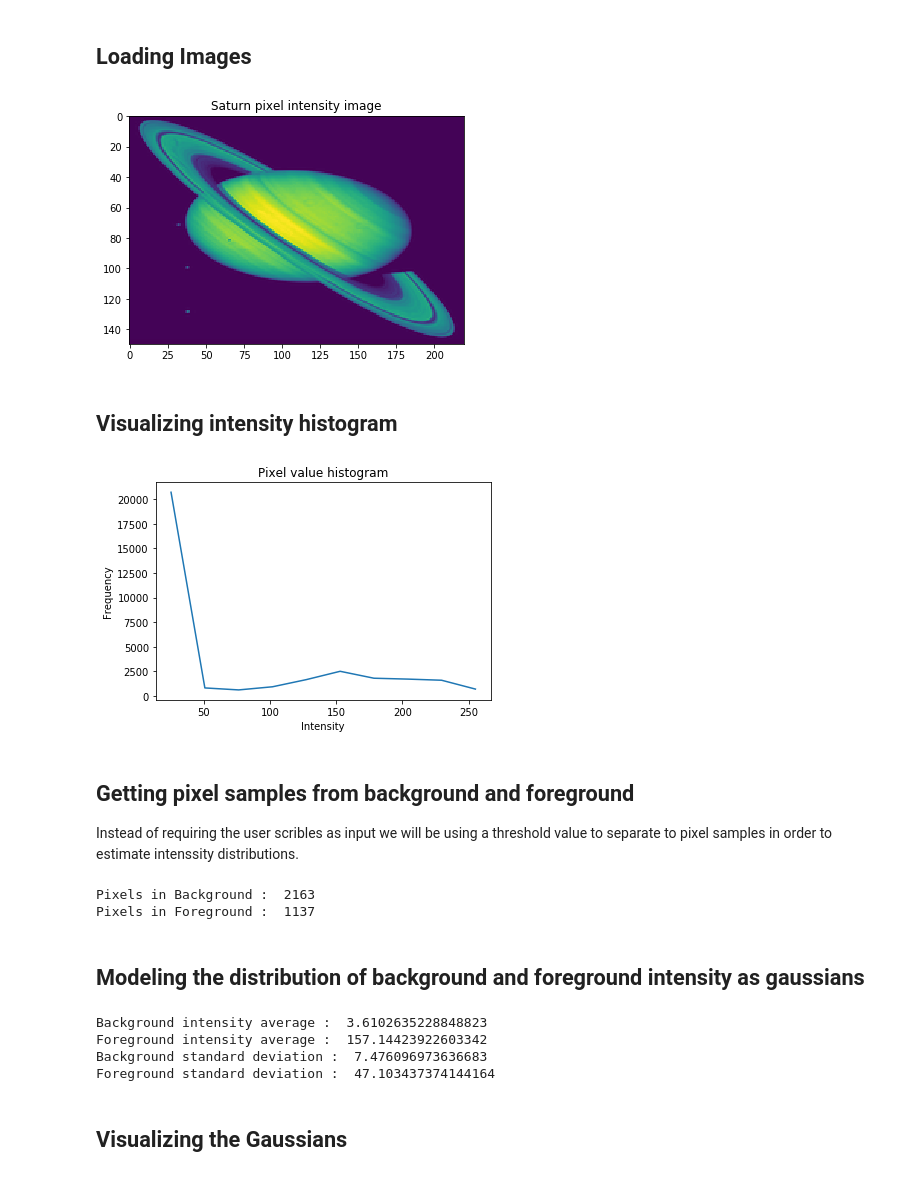
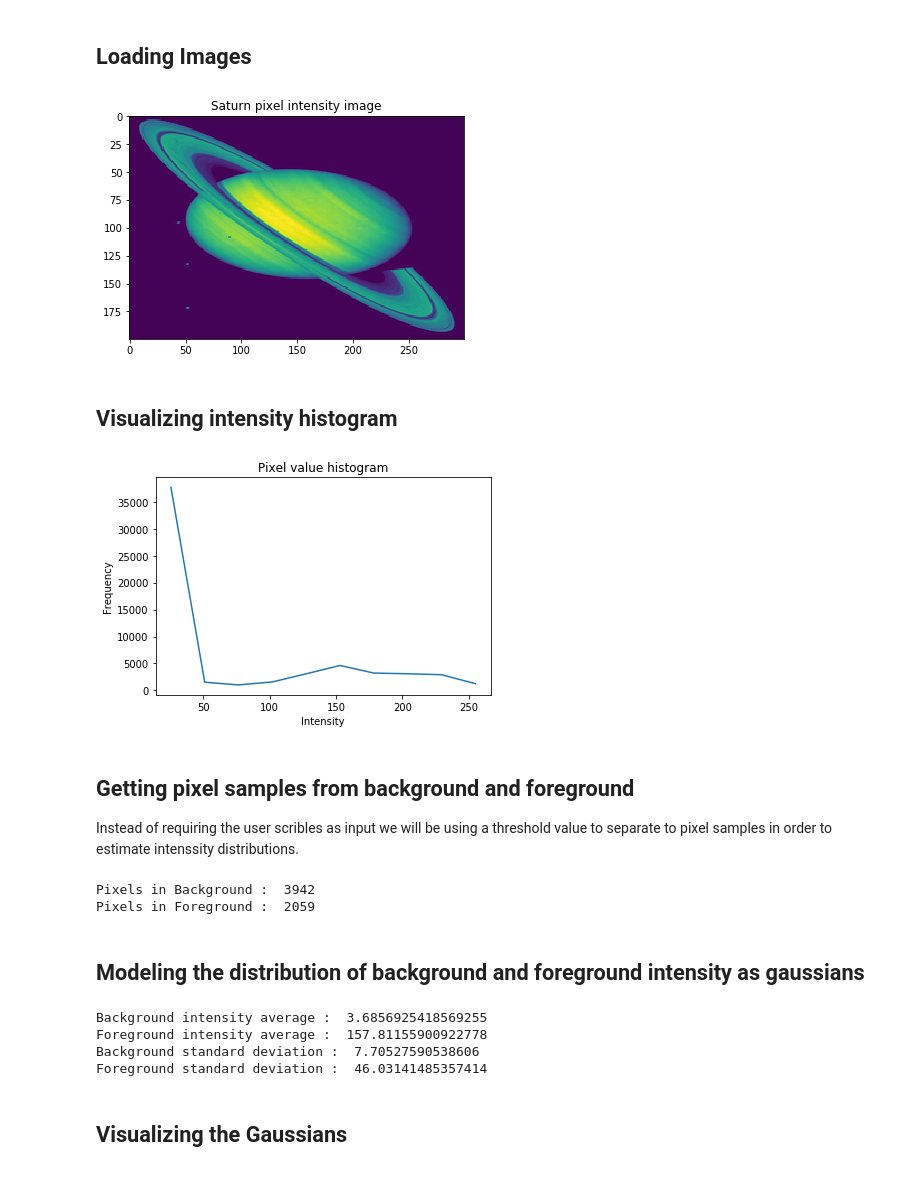
Before and after one commit to A-EL-YAAGOUBI/ML, a Jupyter notebook: Computer Vision/ImageSegmentation_Using_GraphCut.ipynb, the cells around one changed output. Drawn from its saved outputs; the diff is of its cells as text; code cells hidden in the pictures.

```diff
--- a/Computer Vision/ImageSegmentation_Using_GraphCut.ipynb
+++ b/Computer Vision/ImageSegmentation_Using_GraphCut.ipynb
@@ -13,21 +14,21 @@ np.random.seed(7)
 # %%
 # This is the image we would like to segment, so we want to find the contour of planet ...
 im = Image.open("./images/saturn.jpg")
 
-# Let's downsize the image to be 130 by 80 pixels for example
-height, width = 150, 220
+# Downsize the image to be 50 by 75 pixels to speed up computations
+height, width = 200, 300
 im = im.resize((width, height), Image.ANTIALIAS)
 
 # We will be working with numpy to make computations easy
 myIm = np.asarray(im)
 length, width = myIm.shape
 
 plt.figure(figsize=(6,5))
 plt.imshow(myIm)
 plt.title('Saturn pixel intensity image')
 plt.show()
 # %% [output]
-[figure, old version]
+[figure, new version]
 # %% [markdown]
 ## Visualizing intensity histogram
 # %%
@@ -41,7 +42,7 @@ plt.xlabel("Intensity")
 plt.ylabel("Frequency")
 plt.show()
 # %% [output]
-[figure, old version]
+[figure, new version]
 # %% [markdown]
 ## Getting pixel samples from background and foreground
 Instead of requiring the user scribles as input we will be using a threshold value to separate to pixel samples in order to estimate intenssity distributions.
@@ -64,8 +65,8 @@ foreground = np.array(foreground[::10])
 print("Pixels in Background : ", len(background))
 print("Pixels in Foreground : ", len(foreground))
 # %% [output]
-Pixels in Background :  2163
-Pixels in Foreground :  1137
+Pixels in Background :  3942
+Pixels in Foreground :  2059
 # %% [markdown]
 ## Modeling the distribution of background and foreground intensity as gaussians
 # %%
@@ -80,10 +81,10 @@ print("Foreground intensity average : ", muF)
 print("Background standard deviation : ", sigmaB)
 print("Foreground standard deviation : ", sigmaF)
 # %% [output]
-Background intensity average :  3.6102635228848823
-Foreground intensity average :  157.14423922603342
-Background standard deviation :  7.476096973636683
-Foreground standard deviation :  47.103437374144164
+Background intensity average :  3.6856925418569255
+Foreground intensity average :  157.81155900922778
+Background standard deviation :  7.70527590538606
+Foreground standard deviation :  46.03141485357414
 # %% [markdown]
 ## Visualizing the Gaussians
 # %%
```
Also changed, not shown: parts of 5 cells of this notebook.
